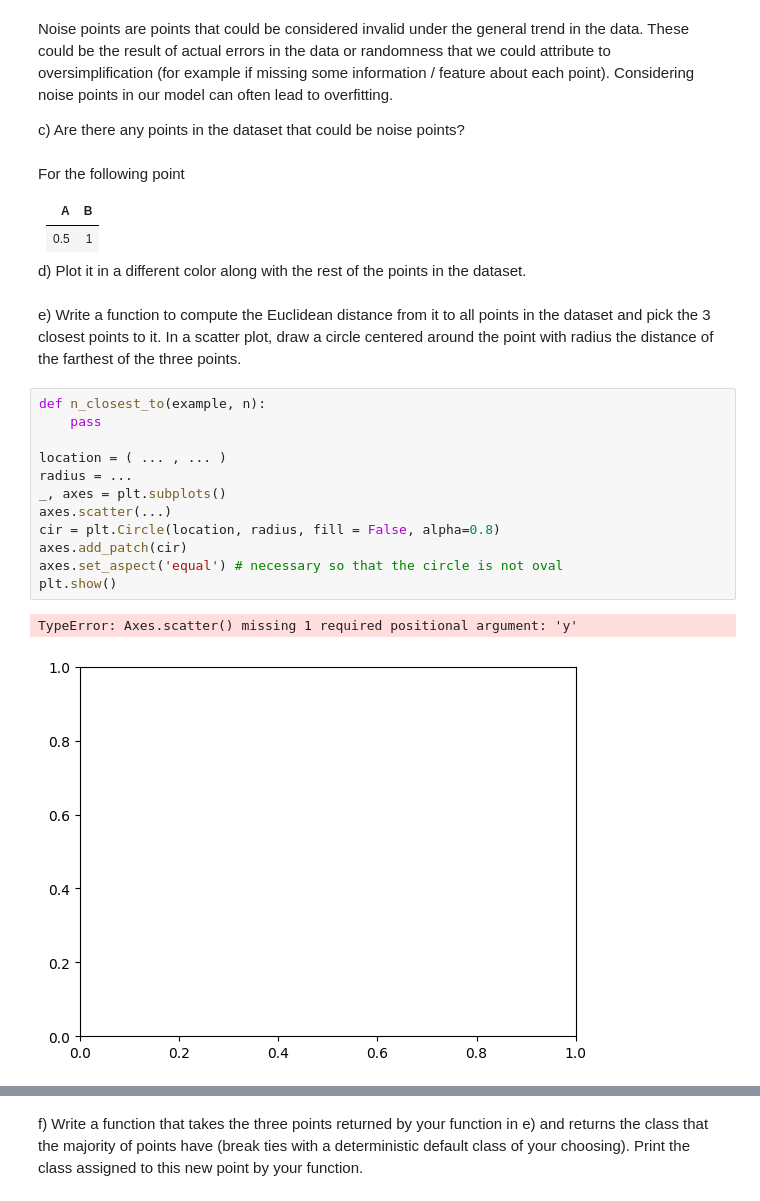
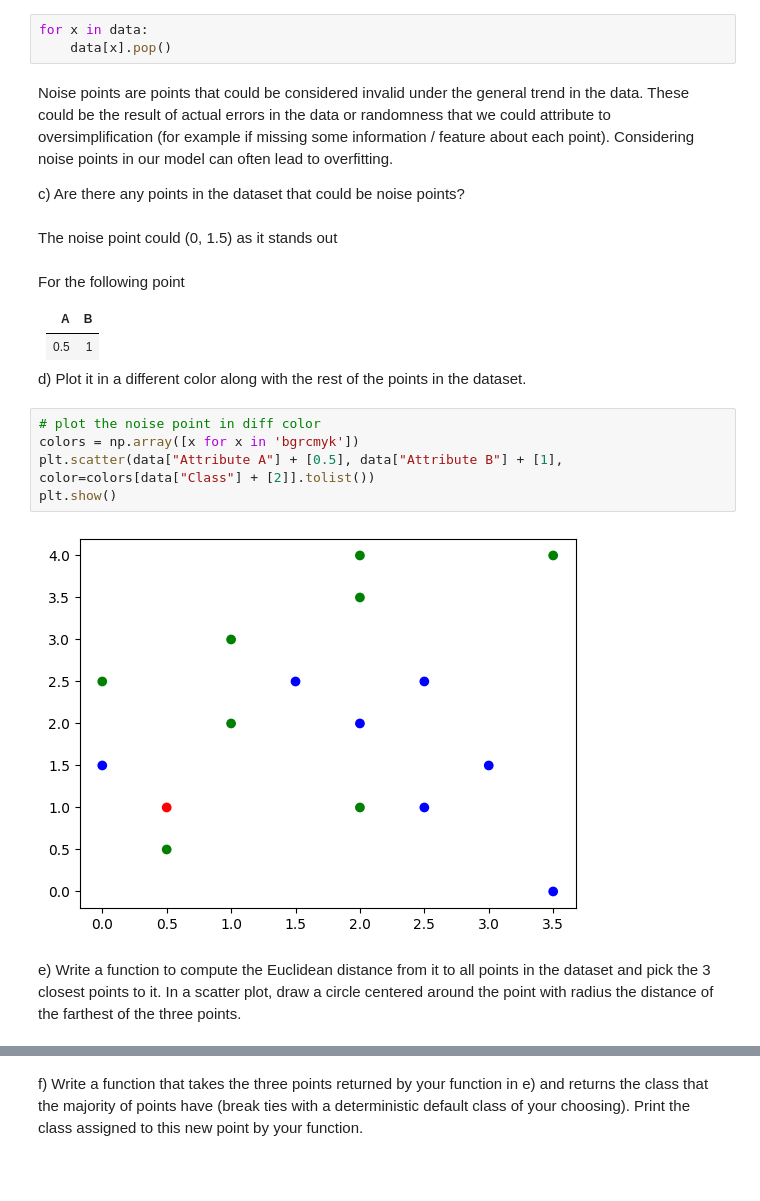
Before and after one commit to Jeetsatishv/CS506Worksheets, a Jupyter notebook: worksheet_12.ipynb, the cells around one changed output, grey strips where cells are left out. Saved outputs shown, nothing was run; the diff lists cells and outputs as text; blank space fills up the shorter version.

```diff
--- a/worksheet_12.ipynb
+++ b/worksheet_12.ipynb
@@ -88,7 +88,12 @@ The point (10,10) is an outlier
+# %%
+for x in data:
+    data[x].pop()
 # %% [markdown]
 Noise points are points that could be considered invalid under the general trend in the data. These could be the result of actual errors in the data or randomness that we could attribute to oversimplification (for example if missing some information / feature about each point). Considering noise points in our model can often lead to overfitting.
 
 c) Are there any points in the dataset that could be noise points?
+# %% [markdown]
+The noise point could (0, 1.5) as it stands out
 # %% [markdown]
 For the following point
 
@@ -97,20 +102,12 @@ For the following point
 | 0.5 |  1  |
 
 d) Plot it in a different color along with the rest of the points in the dataset.
+# %%
+# plot the noise point in diff color
+colors = np.array([x for x in 'bgrcmyk'])
+plt.scatter(data["Attribute A"] + [0.5], data["Attribute B"] + [1], color=colors[data["Class"] + [2]].tolist())
+plt.show()
+# %% [output]
+[figure, added]
 # %% [markdown]
 e) Write a function to compute the Euclidean distance from it to all points in the dataset and pick the 3 closest points to it. In a scatter plot, draw a circle centered around the point with radius the distance of the farthest of the three points.
-# %%
-def n_closest_to(example, n):
-    pass
-
-location = ( ... , ... )
-radius = ...
-_, axes = plt.subplots()
-axes.scatter(...)
-cir = plt.Circle(location, radius, fill = False, alpha=0.8)
-axes.add_patch(cir)
-axes.set_aspect('equal') # necessary so that the circle is not oval
-plt.show()
-# %% [output]
-TypeError: Axes.scatter() missing 1 required positional argument: 'y'
-[figure, removed]
```
Also changed, not shown: parts of 7 cells of this notebook.
